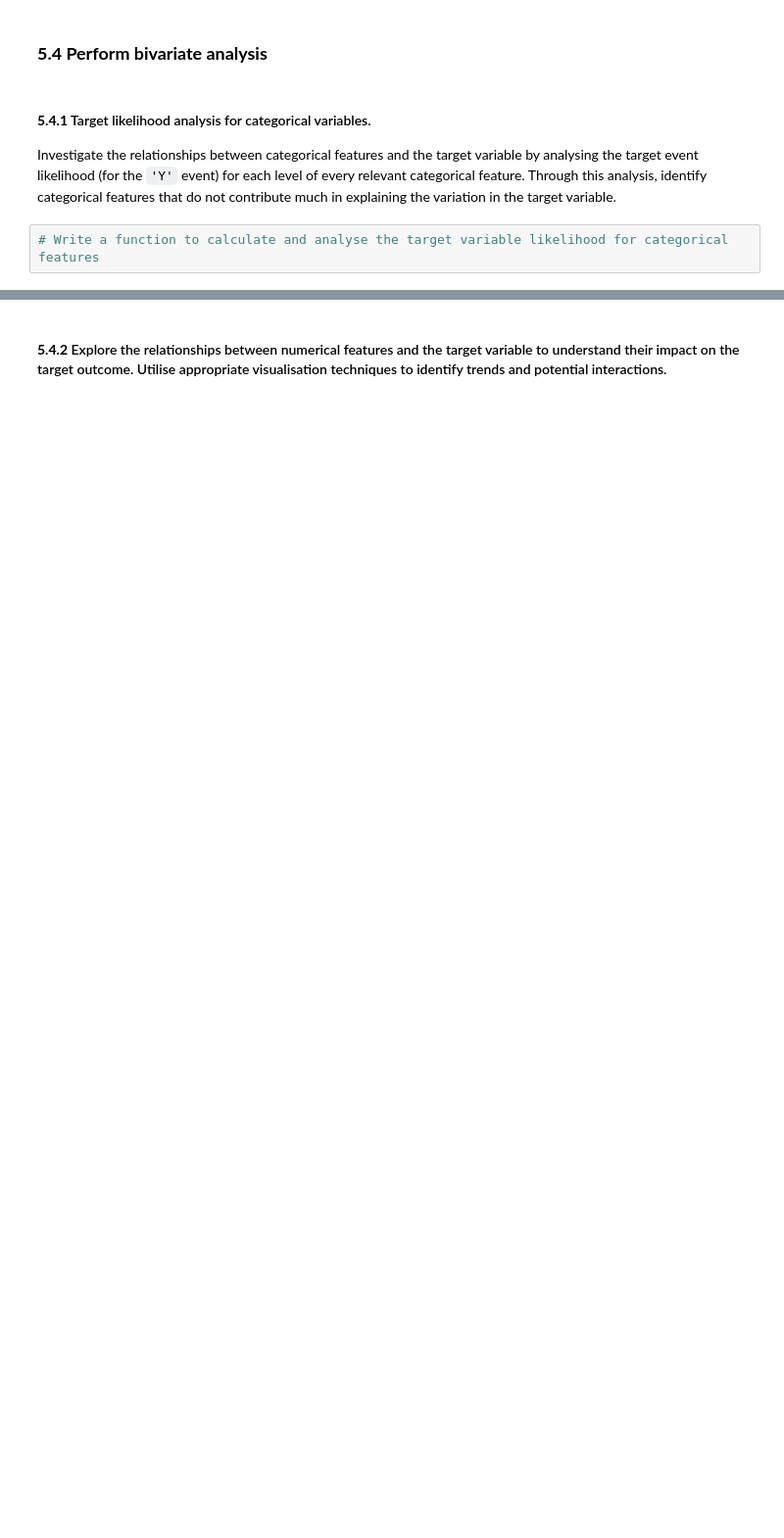
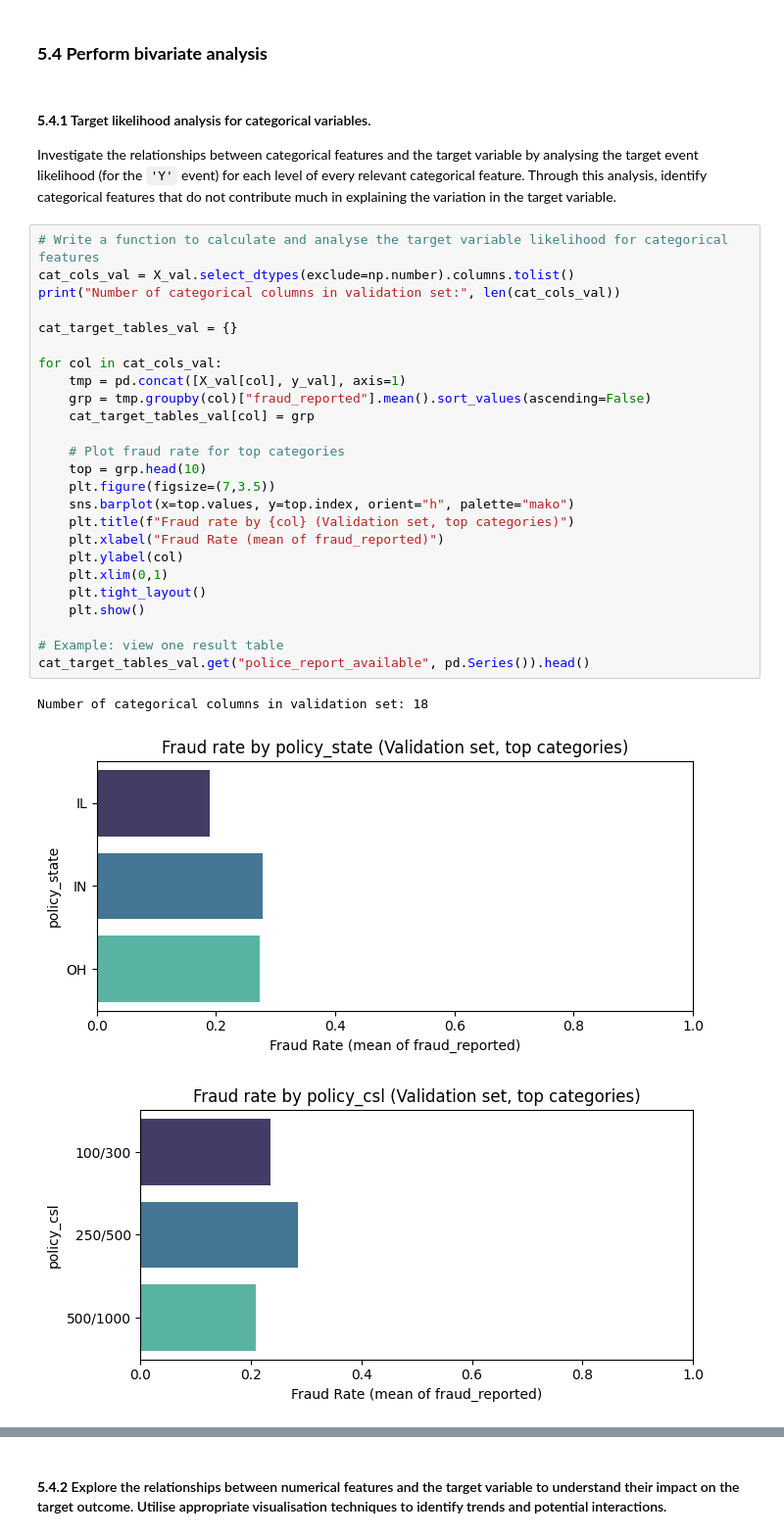
Before and after one commit to princepushparaj/UpgradMLII, a Jupyter notebook: Fraudulent_Claim_Detection_Starter.ipynb, the cells around one changed output, grey strips where cells are left out. Shown at 98% size. Saved outputs shown, nothing was run; the diff lists cells and outputs as text; blank space fills up the shorter version.

```diff
--- a/Fraudulent_Claim_Detection_Starter.ipynb
+++ b/Fraudulent_Claim_Detection_Starter.ipynb
@@ -782,5 +823,32 @@ Examine the distribution of the target variable to identify potential class imba
 # %% [markdown]
 #### **5.4.1** Target likelihood analysis for categorical variables.
 Investigate the relationships between categorical features and the target variable by analysing the target event likelihood (for the `'Y'` event) for each level of every relevant categorical feature. Through this analysis, identify categorical features that do not contribute much in explaining the variation in the target variable.
-# %%
-# Write a function to calculate and analyse the target variable likelihood for categorical features
+# %%
+# Write a function to calculate and analyse the target variable likelihood for categorical features
+cat_cols_val = X_val.select_dtypes(exclude=np.number).columns.tolist()
+print("Number of categorical columns in validation set:", len(cat_cols_val))
+
+cat_target_tables_val = {}
+
+for col in cat_cols_val:
+    tmp = pd.concat([X_val[col], y_val], axis=1)
+    grp = tmp.groupby(col)["fraud_reported"].mean().sort_values(ascending=False)
+    cat_target_tables_val[col] = grp
+
+    # Plot fraud rate for top categories
+    top = grp.head(10)
+    plt.figure(figsize=(7,3.5))
+    sns.barplot(x=top.values, y=top.index, orient="h", palette="mako")
+    plt.title(f"Fraud rate by {col} (Validation set, top categories)")
+    plt.xlabel("Fraud Rate (mean of fraud_reported)")
+    plt.ylabel(col)
+    plt.xlim(0,1)
+    plt.tight_layout()
+    plt.show()
+
+# Example: view one result table
+cat_target_tables_val.get("police_report_available", pd.Series()).head()
+# %% [output]
+Number of categorical columns in validation set: 18
+[figure, added]
+[figure, added]
```
Also changed, not shown: parts of 9 cells of this notebook.
